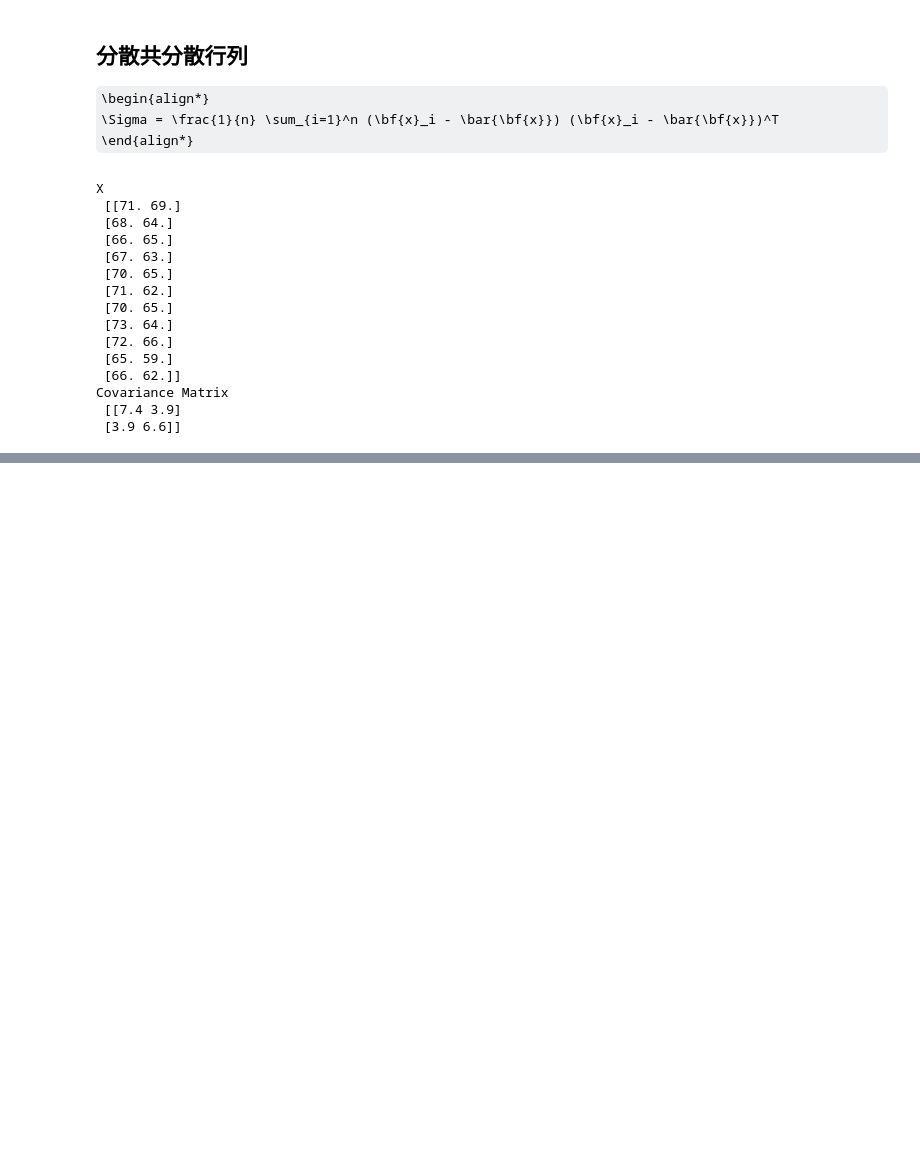
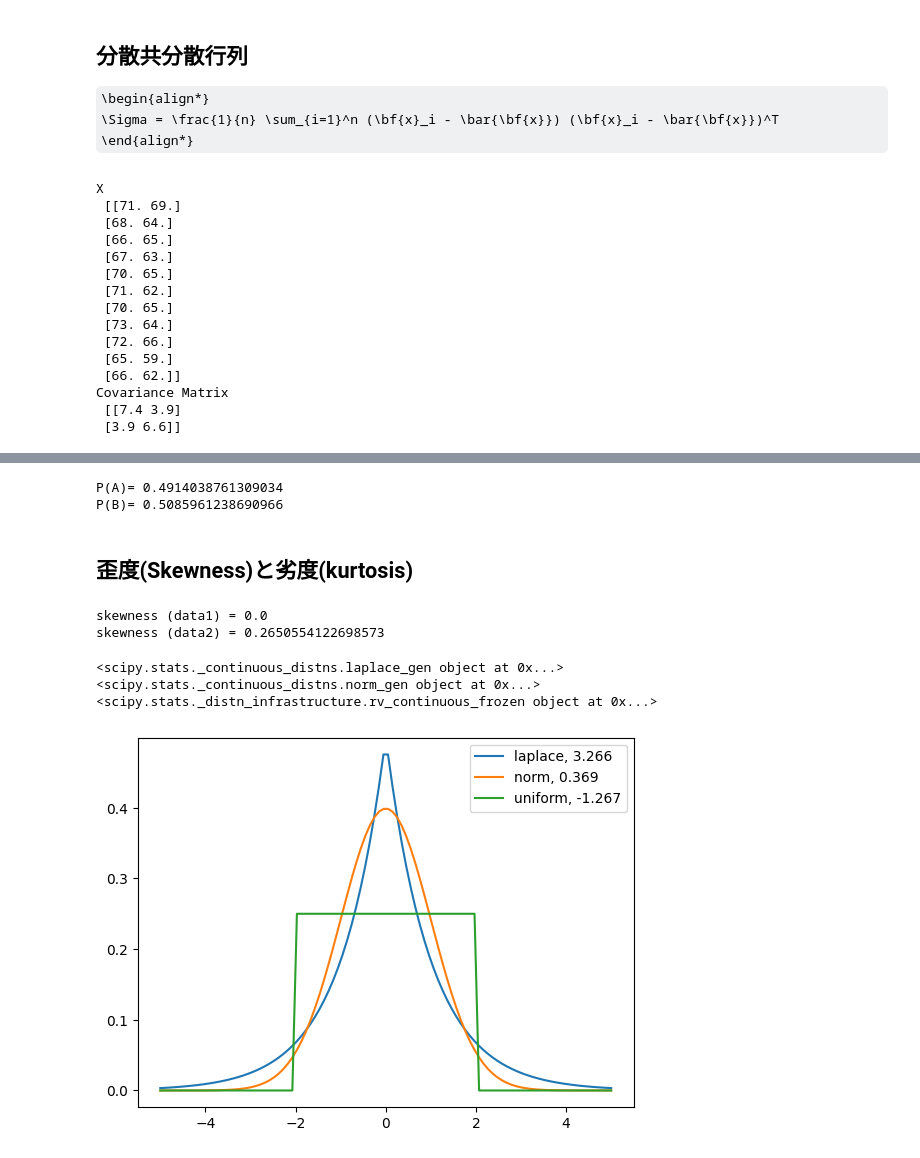
Before and after one commit to namoshi/mathAI, a Jupyter notebook: py_stat_data.ipynb, the cells around one changed output, grey strips where cells are left out. Drawn from its saved outputs; the diff is of its cells as text; code cells hidden in the pictures; some formulas as TeX source; blank space fills up the shorter version.

```diff
--- a/py_stat_data.ipynb
+++ b/py_stat_data.ipynb
@@ -192,0 +199,47 @@ Covariance Matrix
+# %%
+PB = np.power(35.0/36.0, 24)
+print('P(A)=', 1.0 - PB)
+print('P(B)=', PB)
+# %% [output]
+P(A)= 0.4914038761309034
+P(B)= 0.5085961238690966
+# %% [markdown]
+## 歪度(Skewness)と劣度(kurtosis)
+# %%
+from scipy.stats import skew
+
+data1 = np.array([1, 2, 3, 4, 5])
+
+print('skewness (data1) =', skew(data1))
+
+data2 = np.array([2, 8, 0, 4, 1, 9, 9, 0])
+
+print('skewness (data2) =', skew(data2))
+# %% [output]
+skewness (data1) = 0.0
+skewness (data2) = 0.2650554122698573
+# %%
+import matplotlib.pyplot as plt
+import scipy.stats as stats
+from scipy.stats import kurtosis
+
+
+x = np.linspace(-5, 5, 100)
+ax = plt.subplot()
+distnames = ['laplace', 'norm', 'uniform']
+
+for distname in distnames:
+    if distname == 'uniform':
+        dist = getattr(stats, distname)(loc=-2, scale=4)
+    else:
+        dist = getattr(stats, distname)
+    data = dist.rvs(size=1000)
+    kur = kurtosis(data, fisher=True)
+    y = dist.pdf(x)
+    ax.plot(x, y, label="{}, {}".format(distname, round(kur, 3)))
+    ax.legend()
+# %% [output]
+<scipy.stats._continuous_distns.laplace_gen object at 0x...>
+<scipy.stats._continuous_distns.norm_gen object at 0x...>
+<scipy.stats._distn_infrastructure.rv_continuous_frozen object at 0x...>
+[figure, added]
```
Also changed, not shown: parts of 6 cells of this notebook.
